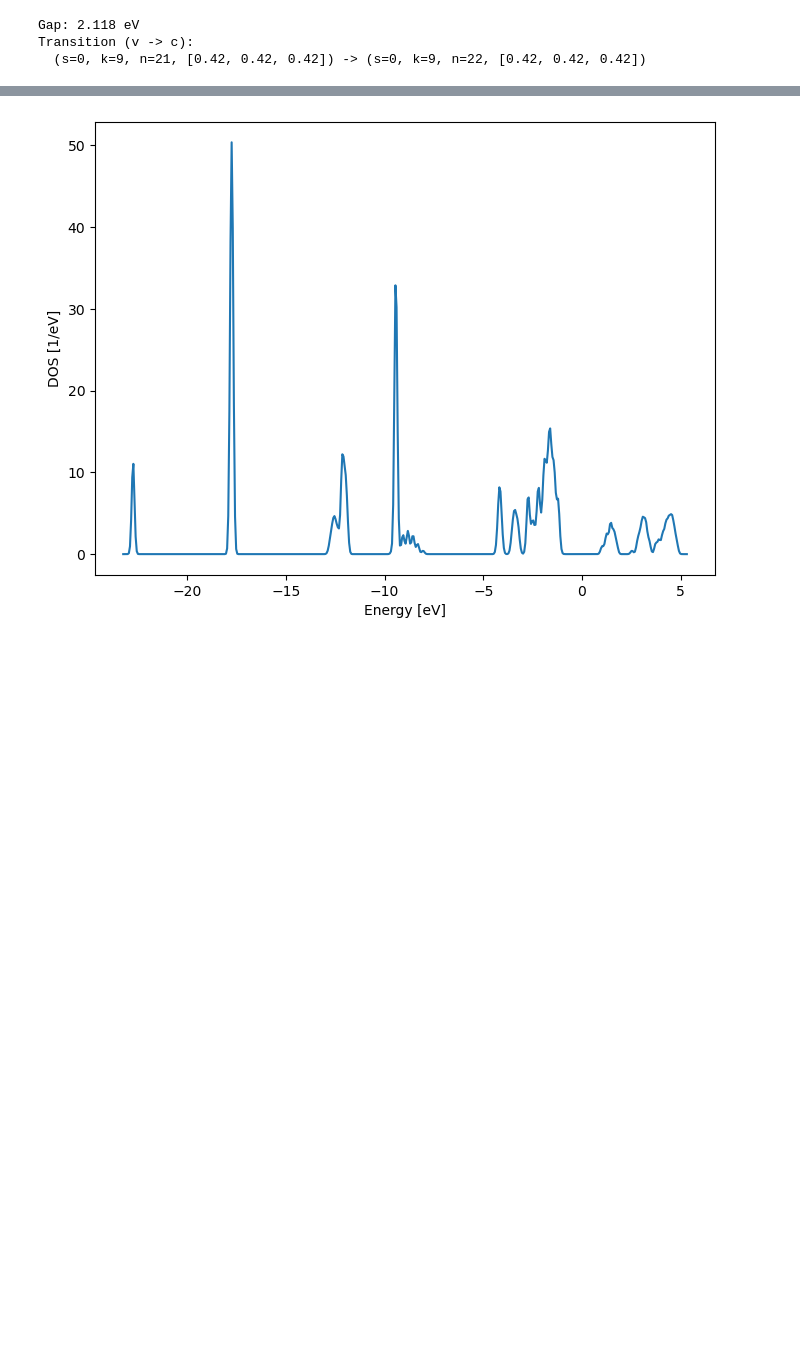
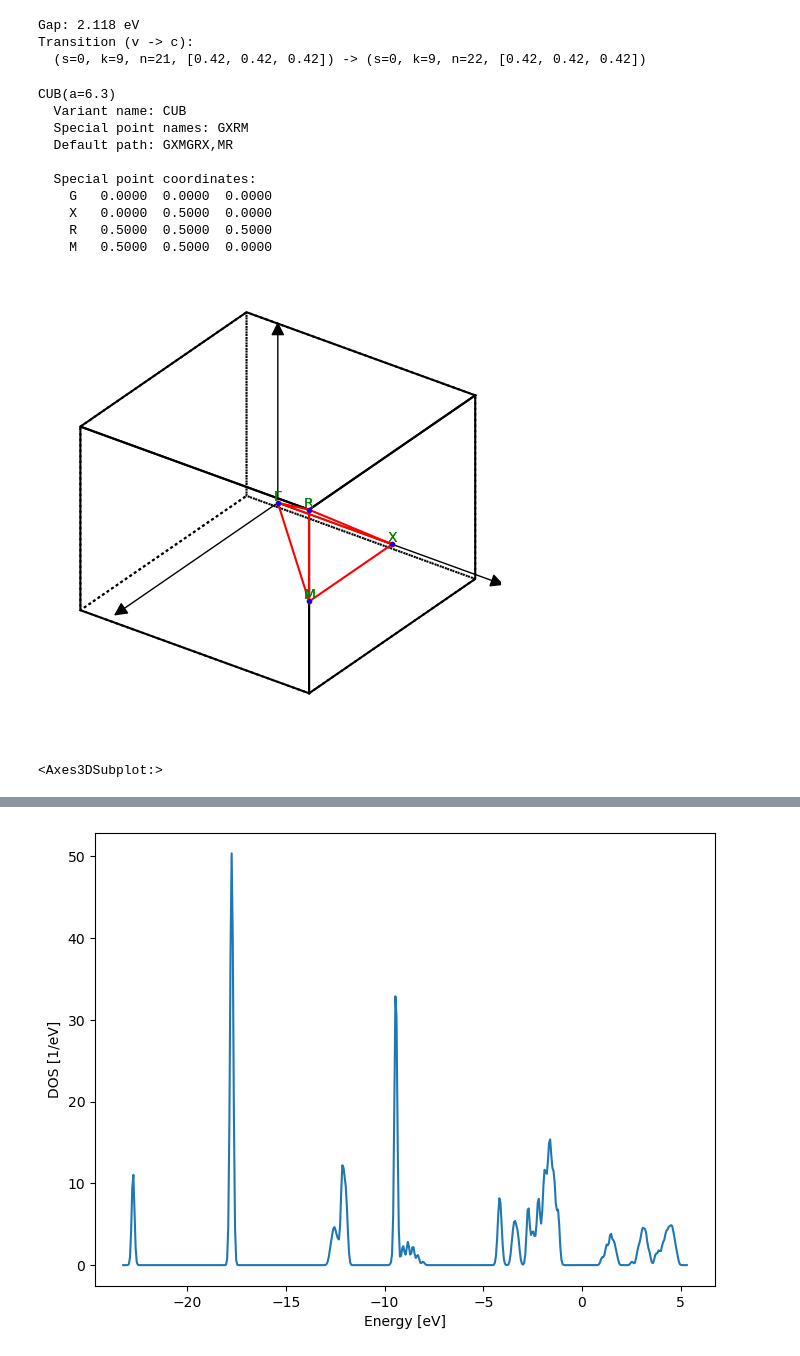
Before and after one commit to jarvist/ijulia-notebooks, a Jupyter notebook: ASE-GPAW-BandStructure.ipynb, the cells around one changed output, grey strips where cells are left out. Drawn from its saved outputs; the diff is of its cells as text; code cells hidden in the pictures; blank space fills up the shorter version.

```diff
--- a/ASE-GPAW-BandStructure.ipynb
+++ b/ASE-GPAW-BandStructure.ipynb
@@ -100,6 +101,25 @@ gap, p1, p2 = bandgap(atoms.calc)
 Gap: 2.118 eV
 Transition (v -> c):
   (s=0, k=9, n=21, [0.42, 0.42, 0.42]) -> (s=0, k=9, n=22, [0.42, 0.42, 0.42])
+# %%
+# OK! Luckily ASE knows all about space groups and the reciprocal lattice.
+# So let's ask it what it knows about this one, and a suggested high-symmetry path.
+lat = atoms.cell.get_bravais_lattice()
+print(lat.description())
+lat.plot_bz(show=True)
+# %% [output]
+CUB(a=6.3)
+  Variant name: CUB
+  Special point names: GXRM
+  Default path: GXMGRX,MR
+
+  Special point coordinates:
+    G   0.0000  0.0000  0.0000
+    X   0.0000  0.5000  0.0000
+    R   0.5000  0.5000  0.5000
+    M   0.5000  0.5000  0.0000
+[figure, added]
+<Axes3DSubplot:>
 # %%
 # Restart from ground state, with a fixed potential:
 # JMF note: This is using the obsolete fixdensity keyword, rather than new fix_density method,
```
Also changed, not shown: parts of 3 cells of this notebook.
